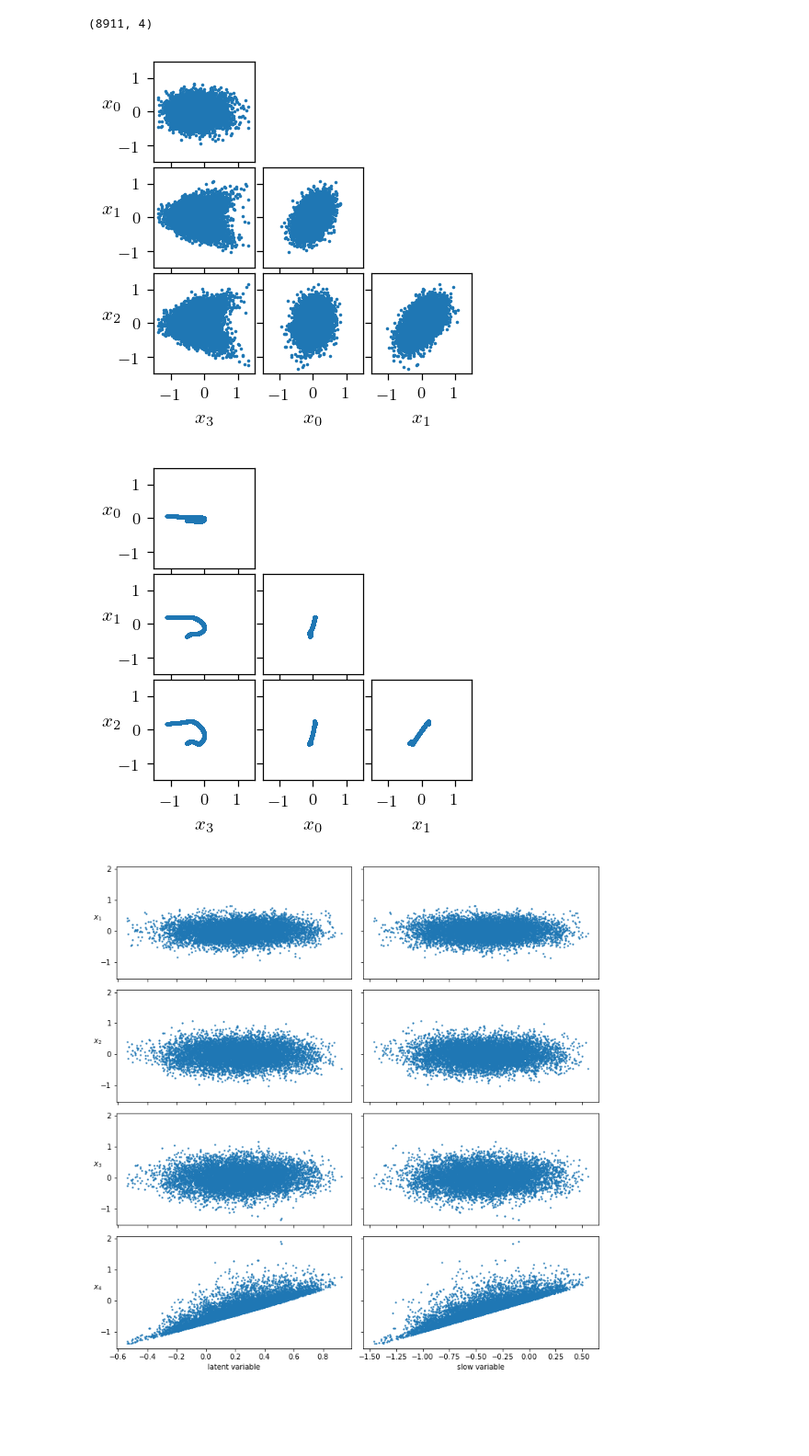
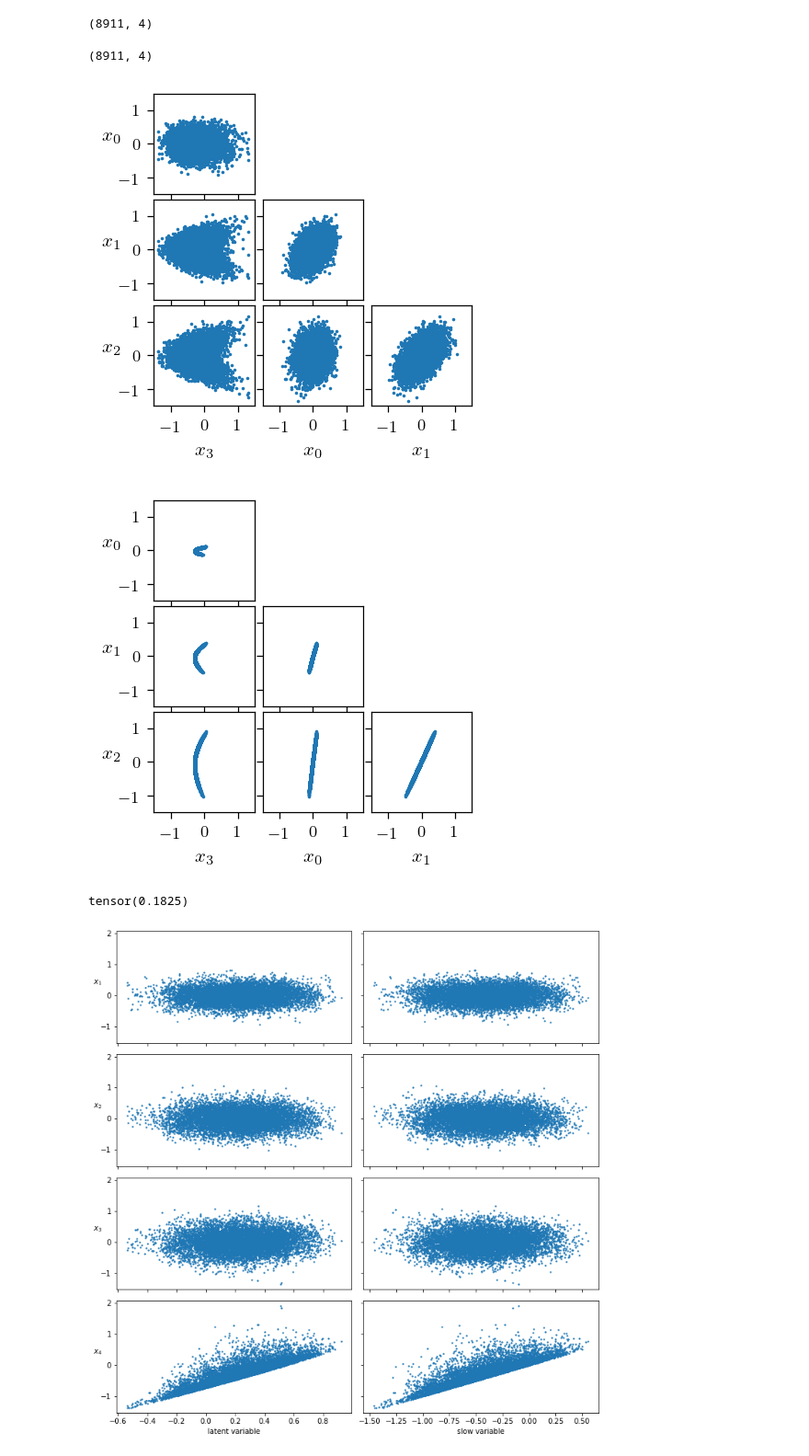
Before and after one commit to przemyslaw-zielinski/sf_nets, a Jupyter notebook: notebooks/rqp4_analyze.ipynb, the cells around one changed output. Shown at 92% size. Drawn from its saved outputs; the diff is of its cells as text; code cells hidden in the pictures; blank space fills up the shorter version.

```diff
--- a/notebooks/rqp4_analyze.ipynb
+++ b/notebooks/rqp4_analyze.ipynb
@@ -140,7 +118,7 @@ models_df.sort_values(by='model_id').style.format({
 # %% [markdown]
 ## Plot loss for every epoch
 # %%
-model_id = 'simple_6'
+model_id = 'test_l1'
 # %%
 train_data = torch.load(f'../results/models/RQP4/{model_id}.pt')
 config = json.load(open(f'../configs/RQP4/{model_id}.json'))
@@ -340,6 +318,11 @@ rec_var.shape
 # %% [output]
 data.shape = (8911, 4)
 (8911, 4)
+# %%
+rec_data = model(torch.from_numpy(data))[0].detach().numpy()
+rec_data.shape
+# %% [output]
+(8911, 4)
 # %%
 fig = plt.figure(figsize=(3,3))
 gs = GridSpec(3, 3, figure=fig, hspace=0.05, wspace=0.05)
@@ -361,37 +344,46 @@ for n, coord in enumerate(data.T[:-1]):
             ax.set_ylabel(f"$x_{n}$", rotation=0)
 #             ax.set_yticks([-.25, 0.0, +.25])
         else:
             ax.set_yticklabels([])
 
 plt.show(fig)
 plt.close(fig)
 fig = plt.figure(figsize=(3,3))
 gs = GridSpec(3, 3, figure=fig, hspace=0.05, wspace=0.05)
 
-for n, coord in enumerate(rec_var.T[:-1]):
+for n, coord in enumerate(rec_data.T[:-1]):
     for m in range(n+1):
         ax = fig.add_subplot(gs[n, m])
 #         ax.set_title(f"{n}, {m-1}")
-        ax.scatter(rec_var[:,m-1], coord, s=0.5)
+        ax.scatter(rec_data[:,m-1], coord, s=0.5)
         ax.set_xlim([-1.5, 1.5])
         ax.set_ylim([-1.5, 1.5])
         ax.set_aspect("equal")
         if n == 2:
             ax.set_xlabel(f"$x_{(m-1) % 4}$")
 #             ax.set_xticks([-.25, 0.0, +.25])
         else:
             ax.set_xticklabels([])
         if m == 0:
             ax.set_ylabel(f"$x_{n}$", rotation=0)
 #             ax.set_yticks([-.25, 0.0, +.25])
         else:
             ax.set_yticklabels([])
 
 plt.show(fig)
 plt.close(fig)
 # %% [output]
-[figure, old version]
+[figure, new version]
-[figure, old version]
+[figure, new version]
+# %%
+import torch
+import torch.nn as nn
+mse = nn.MSELoss()
+data_t = torch.Tensor(data)
+rec_data_t = torch.Tensor(rec_data)
+np.sqrt(mse(data_t, rec_data_t))
+# %% [output]
+tensor(0.1825)
 # %%
 fig, axs = plt.subplots(nrows=4, ncols=2, figsize=(10,10), sharey=True, sharex='col')
 
```
Also changed, not shown: parts of 7 cells of this notebook, 20 other files.
